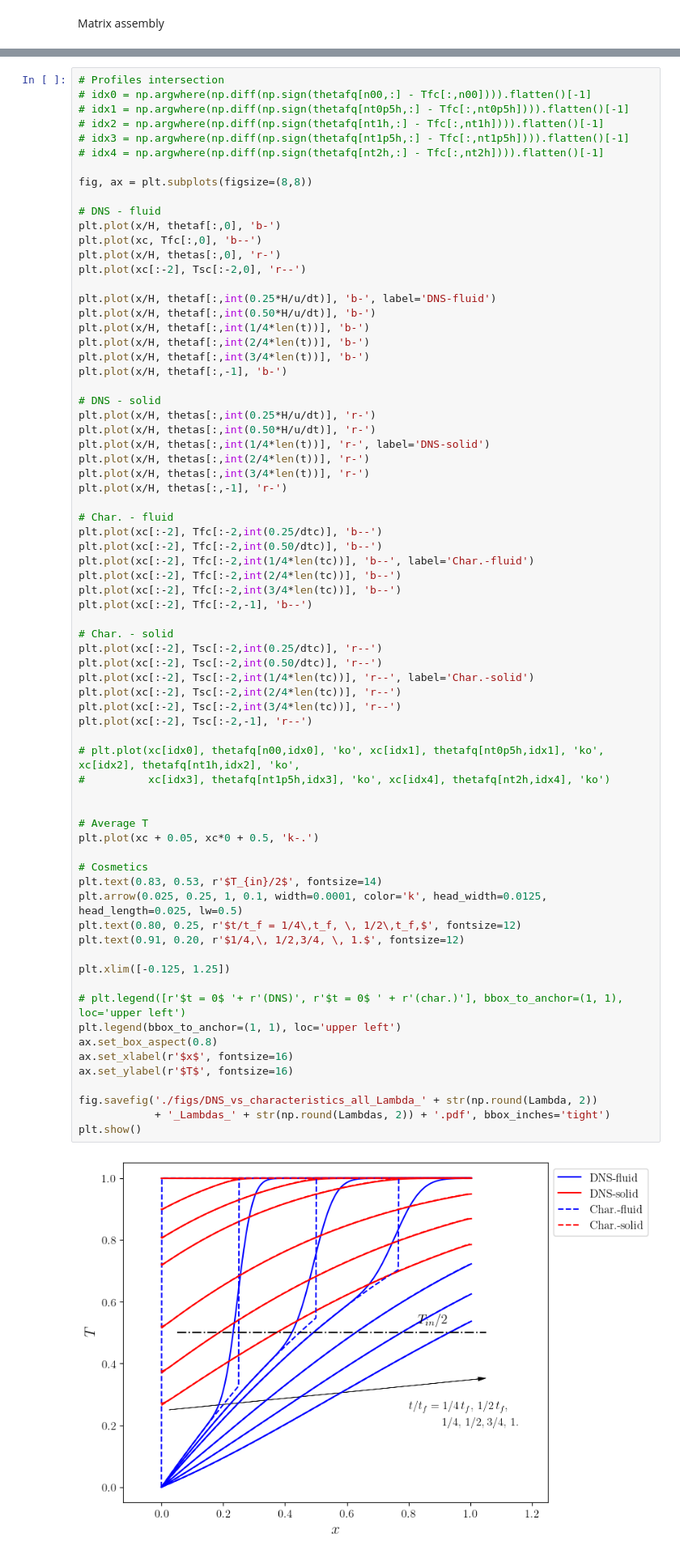
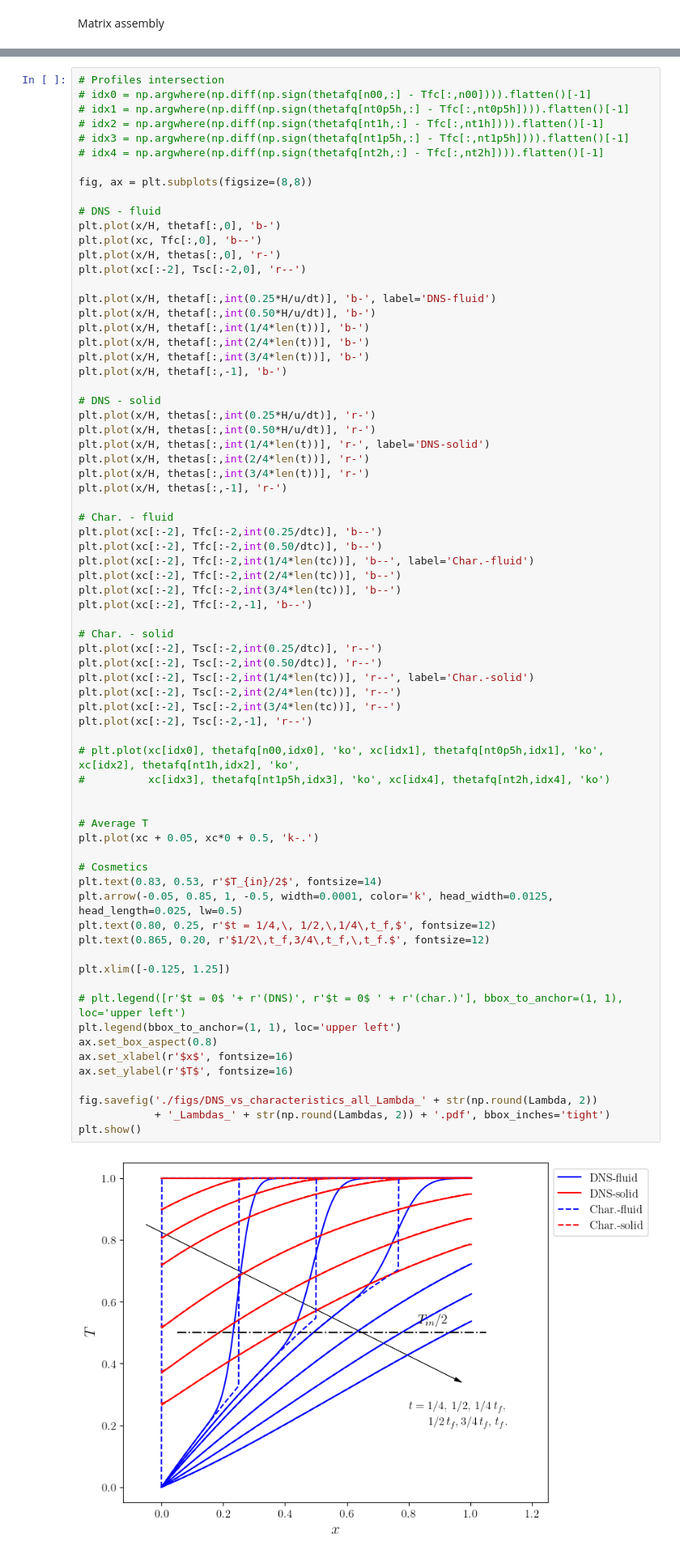
Before and after one commit to riemannsBeard/HeatTransfer_characteristics, a Jupyter notebook: Characteristics.ipynb, the cells around one changed output, grey strips where cells are left out. Shown at 81% size. Drawn from its saved outputs; the diff is of its cells as text.

```diff
--- a/Characteristics.ipynb
+++ b/Characteristics.ipynb
@@ -525,37 +532,37 @@ plt.plot(xc[:-2], Tfc[:-2,-1], 'b--')
 # Char. - solid
 plt.plot(xc[:-2], Tsc[:-2,int(0.25/dtc)], 'r--')
 plt.plot(xc[:-2], Tsc[:-2,int(0.50/dtc)], 'r--')
 plt.plot(xc[:-2], Tsc[:-2,int(1/4*len(tc))], 'r--', label='Char.-solid')
 plt.plot(xc[:-2], Tsc[:-2,int(2/4*len(tc))], 'r--')
 plt.plot(xc[:-2], Tsc[:-2,int(3/4*len(tc))], 'r--')
 plt.plot(xc[:-2], Tsc[:-2,-1], 'r--')
 
 # plt.plot(xc[idx0], thetafq[n00,idx0], 'ko', xc[idx1], thetafq[nt0p5h,idx1], 'ko', xc[idx2], thetafq[nt1h,idx2], 'ko',
 #          xc[idx3], thetafq[nt1p5h,idx3], 'ko', xc[idx4], thetafq[nt2h,idx4], 'ko')
 
 
 # Average T
 plt.plot(xc + 0.05, xc*0 + 0.5, 'k-.')
 
 # Cosmetics
 plt.text(0.83, 0.53, r'$T_{in}/2$', fontsize=14)
-plt.arrow(0.025, 0.25, 1, 0.1, width=0.0001, color='k', head_width=0.0125, head_length=0.025, lw=0.5)
-plt.text(0.80, 0.25, r'$t/t_f = 1/4\,t_f, \, 1/2\,t_f,$', fontsize=12)
-plt.text(0.91, 0.20, r'$1/4,\, 1/2,3/4, \, 1.$', fontsize=12)
+plt.arrow(-0.05, 0.85, 1, -0.5, width=0.0001, color='k', head_width=0.0125, head_length=0.025, lw=0.5)
+plt.text(0.80, 0.25, r'$t = 1/4,\, 1/2,\,1/4\,t_f,$', fontsize=12)
+plt.text(0.865, 0.20, r'$1/2\,t_f,3/4\,t_f,\,t_f.$', fontsize=12)
 
 plt.xlim([-0.125, 1.25])
 
 # plt.legend([r'$t = 0$ '+ r'(DNS)', r'$t = 0$ ' + r'(char.)'], bbox_to_anchor=(1, 1), loc='upper left')
 plt.legend(bbox_to_anchor=(1, 1), loc='upper left')
 ax.set_box_aspect(0.8)
 ax.set_xlabel(r'$x$', fontsize=16)
 ax.set_ylabel(r'$T$', fontsize=16)
 
 fig.savefig('./figs/DNS_vs_characteristics_all_Lambda_' + str(np.round(Lambda, 2))
             + '_Lambdas_' + str(np.round(Lambdas, 2)) + '.pdf', bbox_inches='tight')
 plt.show()
 # %% [output]
-[figure, old version]
+[figure, new version]
 # %% [markdown]
 # Theoretical solution by Schumann (1929) -- in process
 # %% [markdown]
```
Also changed, not shown: parts of 8 cells of this notebook, 39 other files.
